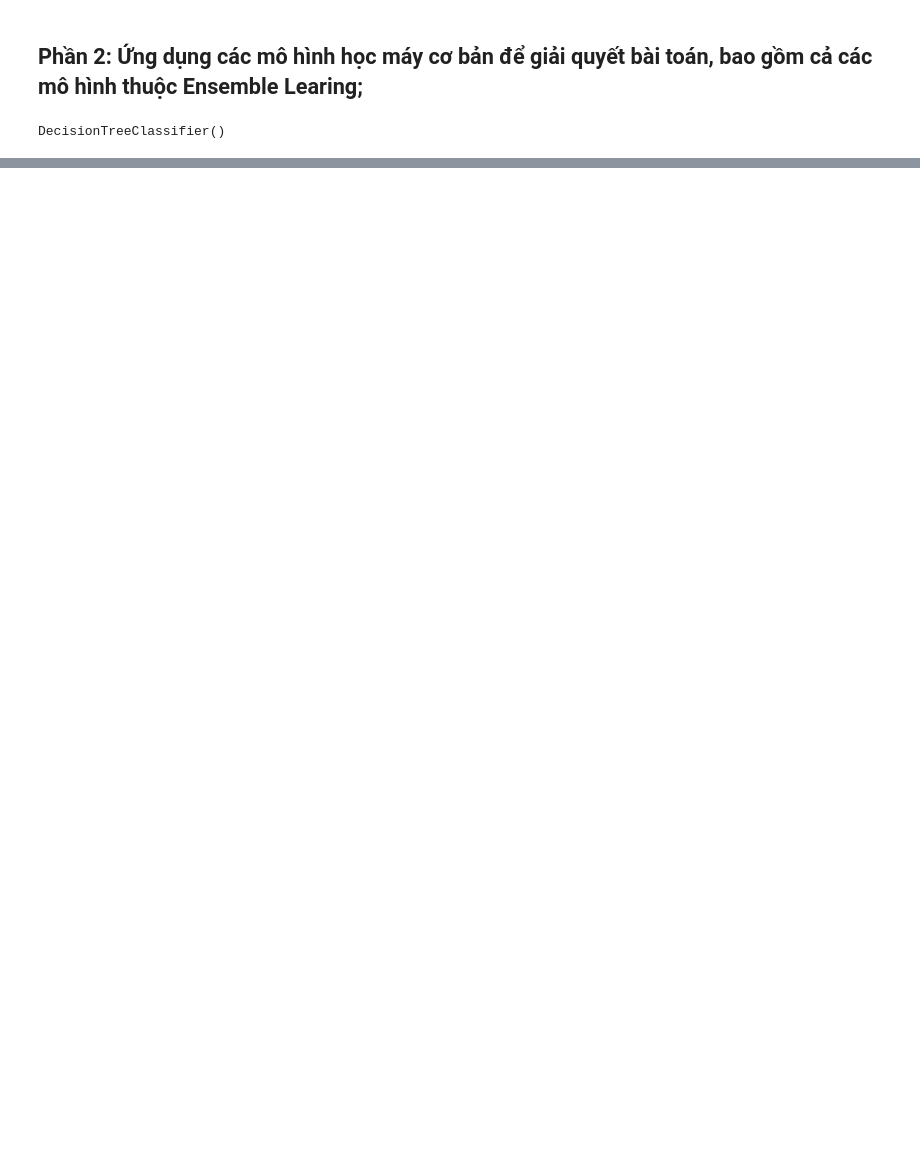
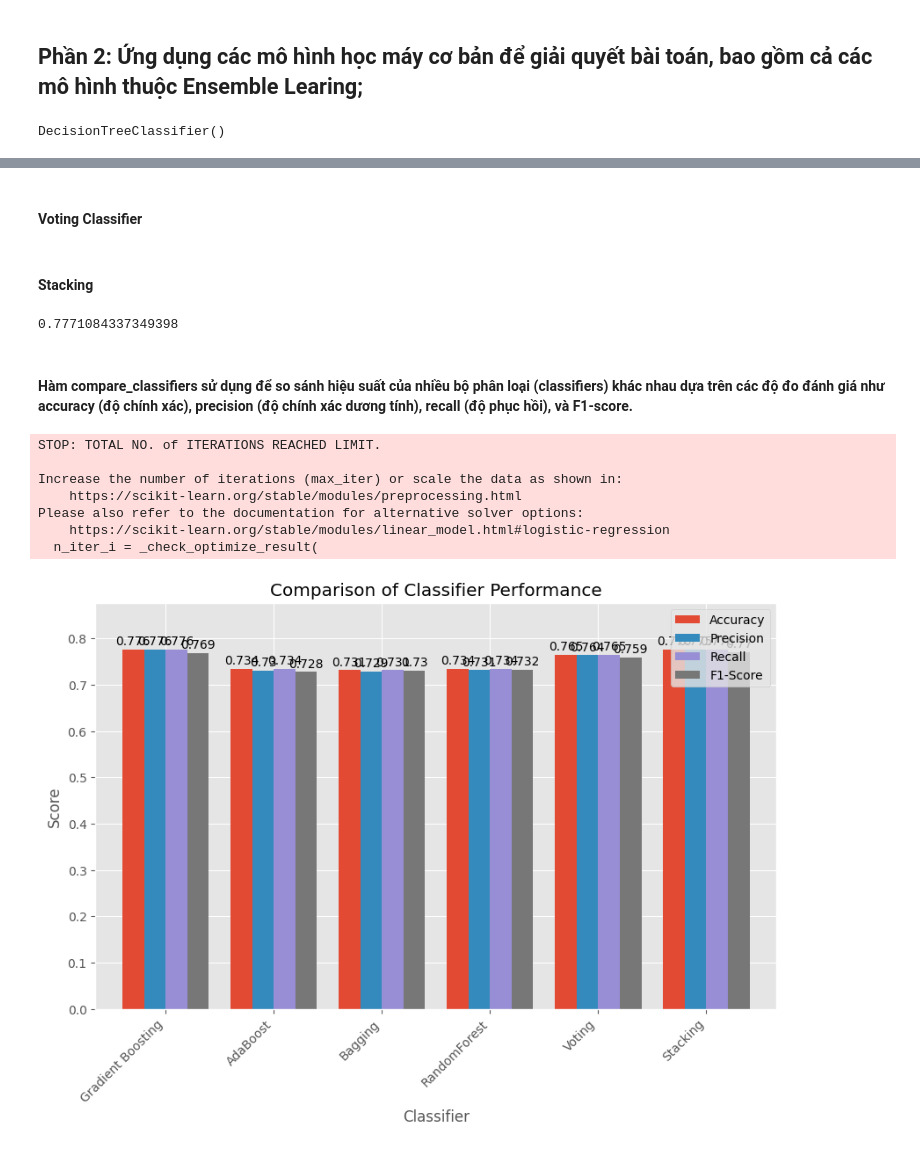
Before and after one commit to trnqbao/machine-learning-final-project, a Jupyter notebook: Ex2.ipynb, the cells around one changed output, grey strips where cells are left out. Saved outputs shown, nothing was run; the diff lists cells and outputs as text; code cells hidden in the pictures; blank space fills up the shorter version.

Commit message:
ensemble learning
compare several models using sklearn.metrics

```diff
--- a/Ex2.ipynb
+++ b/Ex2.ipynb
@@ -432,0 +514,7 @@ weighted avg       0.70      0.71      0.70       830
+# %%
+from sklearn.ensemble import BaggingClassifier
+
+# Create a base classifier
+base_classifier = DecisionTreeClassifier()
+
+bagging_clf = BaggingClassifier(base_estimator=base_classifier)
@@ -432,0 +523,55 @@ weighted avg       0.70      0.71      0.70       830
+# %%
+from sklearn.ensemble import RandomForestClassifier
+rf_clf = RandomForestClassifier()
+# %% [markdown]
+#### Voting Classifier
+# %%
+from sklearn.ensemble import RandomForestClassifier, GradientBoostingClassifier
+from sklearn.linear_model import LogisticRegression
+from sklearn.ensemble import VotingClassifier
+
+# Create individual classifiers
+gb_clf = GradientBoostingClassifier()
+lr_clf = LogisticRegression()
+
+voting_clf = VotingClassifier(
+    estimators=[('rf', rf_clf), ('gb', gb_clf), ('lr', lr_clf)],
+    voting='hard'
+)
+# %% [markdown]
+#### Stacking
+# %%
+from sklearn.ensemble import StackingClassifier
+
+stacking_clf = StackingClassifier(
+    estimators=[('rf', rf_clf), ('gb', gb_clf)],
+    final_estimator=lr_clf
+)
+# stacking_clf.fit(X_train, y_train)
+# y_pred = stacking_clf.predict(X_test)
+# print(accuracy_score(y_pred, y_test))
+# %% [output]
+0.7771084337349398
+# %% [markdown]
+#### Hàm compare_classifiers sử dụng để so sánh hiệu suất của nhiều bộ phân loại (classifiers) khác nhau dựa trên các độ đo đánh giá như accuracy (độ chính xác), precision (độ chính xác dương tính), recall (độ phục hồi), và F1-score.
+# %%
+clf = {
+    'Gradient Boosting': gb_clf,
+    'AdaBoost': ada_clf,
+    'Bagging': bagging_clf,
+    'RandomForest': rf_clf,
+    'Voting': voting_clf,
+    'Stacking': stacking_clf
+}
+
+
+compare_classifiers(X_train, y_train, X_test, y_test, clf)
+# %% [output]
+STOP: TOTAL NO. of ITERATIONS REACHED LIMIT.
+
+Increase the number of iterations (max_iter) or scale the data as shown in:
+    https://scikit-learn.org/stable/modules/preprocessing.html
+Please also refer to the documentation for alternative solver options:
+    https://scikit-learn.org/stable/modules/linear_model.html#logistic-regression
+  n_iter_i = _check_optimize_result(
+[figure, added]
```
Also changed, not shown: parts of 10 cells of this notebook.
